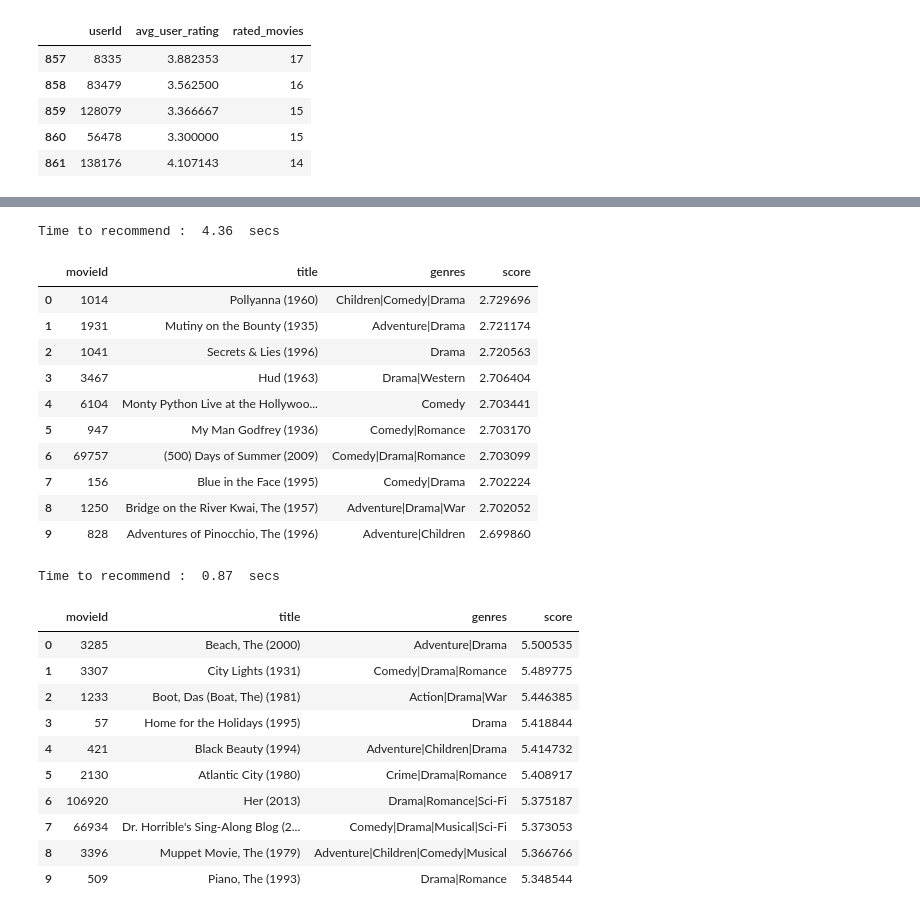
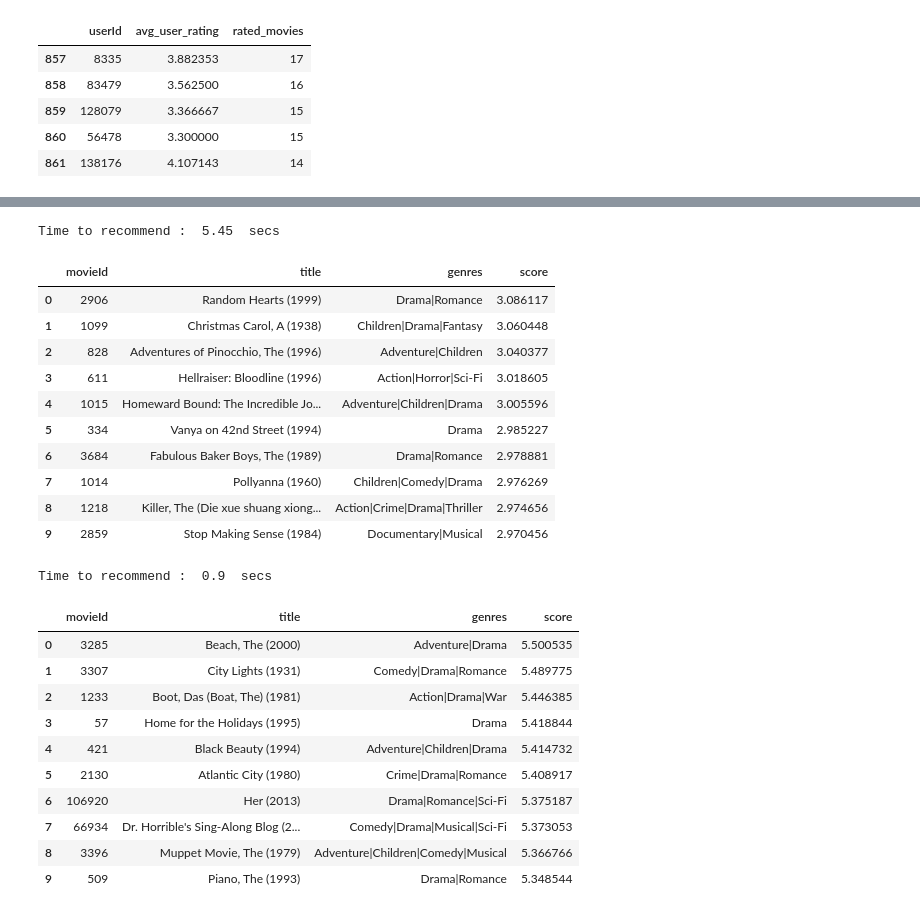
Before and after one commit to chauhan-akash/recommender_systems, a Jupyter notebook: 04_movie_reco_item_item_cbf.ipynb, the cells around one changed output, grey strips where cells are left out. Drawn from its saved outputs; the diff is of its cells as text; code cells hidden in the pictures.

Commit message:
updated item item code to include top neighbors

```diff
--- a/04_movie_reco_item_item_cbf.ipynb
+++ b/04_movie_reco_item_item_cbf.ipynb
@@ -200,11 +207,12 @@ user_rating.tail()
 # %%
 # function which takes a user id and returns movie list with top recommendations
 
-def top_movie_reco(user):
+def top_movie_reco(user, ngbr):
 
     #####
     # 1. the seen movies or the rated movies by the user
     movie_already_rated = ratings_adj[ratings_adj['userId'] == user][['movieId', 'rating_adj']].reset_index(drop=True)
+    N = movie_already_rated.shape[0]
 
     #####
     # 2. the similarity metrics between the seen and unseen movies
@@ -214,14 +222,21 @@ def top_movie_reco(user):
     dist_temp = pd.melt(dist_temp, id_vars=['movieId'], value_vars=list(dist_temp.columns)[1:]\
                         , var_name='unseen_movie', value_name='similarity')
     dist_temp = dist_temp.merge(movie_already_rated, on='movieId', how='inner')
-    dist_temp = dist_temp.sort_values(by=['unseen_movie', 'movieId'], ascending=[True, True]).reset_index(drop=True)
+    dist_temp = dist_temp.sort_values(by=['unseen_movie', 'similarity'], ascending=[True, False]).reset_index(drop=True)
     # replace the negative similarity with 0
     dist_temp.loc[dist_temp['similarity'] < 0, ['similarity']] = 0
 
     #####
+    # 3. Keep top specified neighbors for each unseen movie based on the similarity scores
+    if N >= ngbr:
+        dist_temp_ngbr = dist_temp.groupby(by='unseen_movie', as_index=False).head(ngbr).reset_index(drop=True)
+    else:
+        dist_temp_ngbr = dist_temp.groupby(by='unseen_movie', as_index=False).head(N).reset_index(drop=True)
+
+    #####
     # 3. calculate the score for each unseen movie
-    dist_temp['wgt_score'] = dist_temp['rating_adj'] * dist_temp['similarity']
-    movie_scores = dist_temp.groupby(by='unseen_movie', as_index=False)\
+    dist_temp_ngbr['wgt_score'] = dist_temp_ngbr['rating_adj'] * dist_temp_ngbr['similarity']
+    movie_scores = dist_temp_ngbr.groupby(by='unseen_movie', as_index=False)\
                     .agg({'wgt_score':'sum', 'similarity':'sum'}).reset_index(drop=True)
     movie_scores['score'] = user_rating[user_rating['userId'] == user].iloc[0,1] + \
                                 (movie_scores['wgt_score']/movie_scores['similarity'])
@@ -240,6 +255,7 @@ def top_movie_reco(user):
     #####
     # 6. delete temp tables
     del dist_temp
+    del dist_temp_ngbr
     del movie_already_rated
 
     #####
@@ -248,38 +264,40 @@ def top_movie_reco(user):
 # %%
 # check for one of the user who has max movies rated
 targ_user = 76630
+n = 30
 
 st = time.time()
-top_mvs = top_movie_reco(targ_user)
+top_mvs = top_movie_reco(targ_user, n)
 et = time.time()
 
 print "Time to recommend : ", round((et-st),2), " secs"
 top_mvs.head(10)
 # %% [output]
-Time to recommend :  4.36  secs
+Time to recommend :  5.45  secs
 |  | movieId | title | genres | score |
-| 0 | 1014 | Pollyanna (1960) | Children|Comedy|Drama | 2.729696 |
-| 1 | 1931 | Mutiny on the Bounty (1935) | Adventure|Drama | 2.721174 |
-| 2 | 1041 | Secrets & Lies (1996) | Drama | 2.720563 |
-| 3 | 3467 | Hud (1963) | Drama|Western | 2.706404 |
-| 4 | 6104 | Monty Python Live at the Hollywoo... | Comedy | 2.703441 |
-| 5 | 947 | My Man Godfrey (1936) | Comedy|Romance | 2.703170 |
-| 6 | 69757 | (500) Days of Summer (2009) | Comedy|Drama|Romance | 2.703099 |
-| 7 | 156 | Blue in the Face (1995) | Comedy|Drama | 2.702224 |
-| 8 | 1250 | Bridge on the River Kwai, The (1957) | Adventure|Drama|War | 2.702052 |
-| 9 | 828 | Adventures of Pinocchio, The (1996) | Adventure|Children | 2.699860 |
+| 0 | 2906 | Random Hearts (1999) | Drama|Romance | 3.086117 |
+| 1 | 1099 | Christmas Carol, A (1938) | Children|Drama|Fantasy | 3.060448 |
+| 2 | 828 | Adventures of Pinocchio, The (1996) | Adventure|Children | 3.040377 |
+| 3 | 611 | Hellraiser: Bloodline (1996) | Action|Horror|Sci-Fi | 3.018605 |
+| 4 | 1015 | Homeward Bound: The Incredible Jo... | Adventure|Children|Drama | 3.005596 |
+| 5 | 334 | Vanya on 42nd Street (1994) | Drama | 2.985227 |
+| 6 | 3684 | Fabulous Baker Boys, The (1989) | Drama|Romance | 2.978881 |
+| 7 | 1014 | Pollyanna (1960) | Children|Comedy|Drama | 2.976269 |
+| 8 | 1218 | Killer, The (Die xue shuang xiong... | Action|Crime|Drama|Thriller | 2.974656 |
+| 9 | 2859 | Stop Making Sense (1984) | Documentary|Musical | 2.970456 |
 # %%
 # check for one of the user who has min movies rated
 targ_user = 83479
+n = 30
 
 st = time.time()
-top_mvs = top_movie_reco(targ_user)
+top_mvs = top_movie_reco(targ_user, n)
 et = time.time()
 
 print "Time to recommend : ", round((et-st),2), " secs"
 top_mvs.head(10)
 # %% [output]
-Time to recommend :  0.87  secs
+Time to recommend :  0.9  secs
 |  | movieId | title | genres | score |
 | 0 | 3285 | Beach, The (2000) | Adventure|Drama | 5.500535 |
 | 1 | 3307 | City Lights (1931) | Comedy|Drama|Romance | 5.489775 |
```
Also changed, not shown: parts of 2 cells of this notebook.
